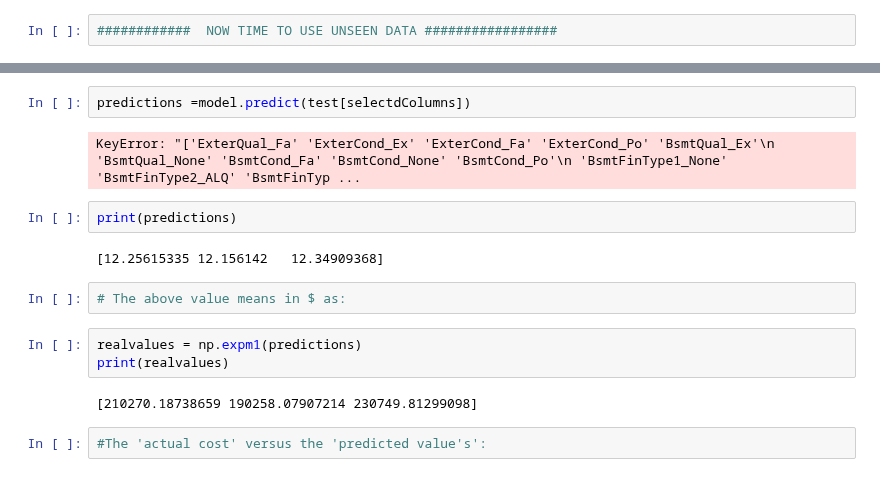
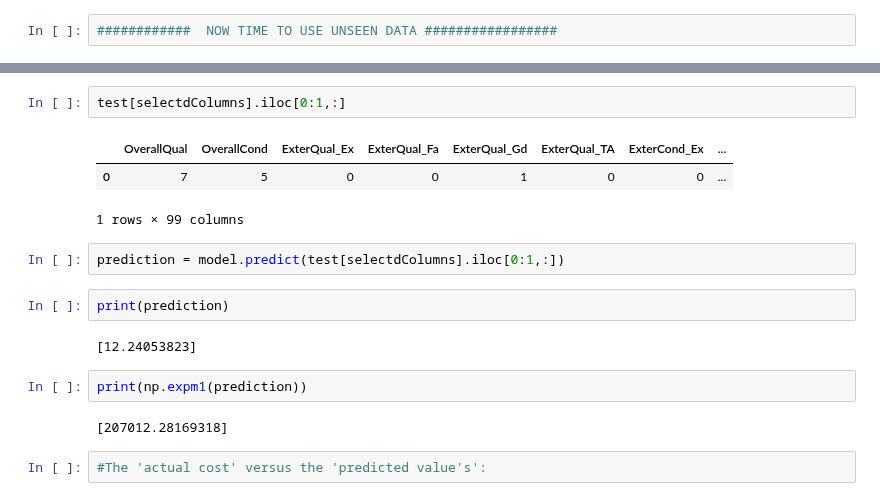
Before and after one commit to rahulvaish/MachineLearning-Python, a Jupyter notebook: HousePricingTutorial.ipynb, the cells around one changed output, grey strips where cells are left out. Cells and saved outputs as stored; diff of their text form.

```diff
--- a/HousePricingTutorial.ipynb
+++ b/HousePricingTutorial.ipynb
@@ -427,17 +343,18 @@ KeyError: "['ExterQual_Fa' 'ExterCond_Ex' 'ExterCond_Fa' 'ExterCond_Po' 'BsmtQua
+# %%
+test[selectdColumns].iloc[0:1,:]
+# %% [output]
+|  | OverallQual | OverallCond | ExterQual_Ex | ExterQual_Fa | ExterQual_Gd | ExterQual_TA | ExterCond_Ex | ... |
+| 0 | 7 | 5 | 0 | 0 | 1 | 0 | 0 | ... |
+1 rows × 99 columns
 # %%
-predictions =model.predict(test[selectdColumns])
+prediction = model.predict(test[selectdColumns].iloc[0:1,:])
-# %% [output]
-KeyError: "['ExterQual_Fa' 'ExterCond_Ex' 'ExterCond_Fa' 'ExterCond_Po' 'BsmtQual_Ex'\n 'BsmtQual_None' 'BsmtCond_Fa' 'BsmtCond_None' 'BsmtCond_Po'\n 'BsmtFinType1_None' 'BsmtFinType2_ALQ' 'BsmtFinTyp ...
 # %%
-print(predictions)
+print(prediction)
 # %% [output]
-[12.25615335 12.156142   12.34909368]
+[12.24053823]
-# %%
-# The above value means in $ as:
-# %%
-realvalues = np.expm1(predictions)
-print(realvalues)
-# %% [output]
-[210270.18738659 190258.07907214 230749.81299098]
+# %%
+print(np.expm1(prediction))
+# %% [output]
+[207012.28169318]
 # %%
 #The 'actual cost' versus the 'predicted value's':
```
Also changed, not shown: parts of 36 cells of this notebook.
